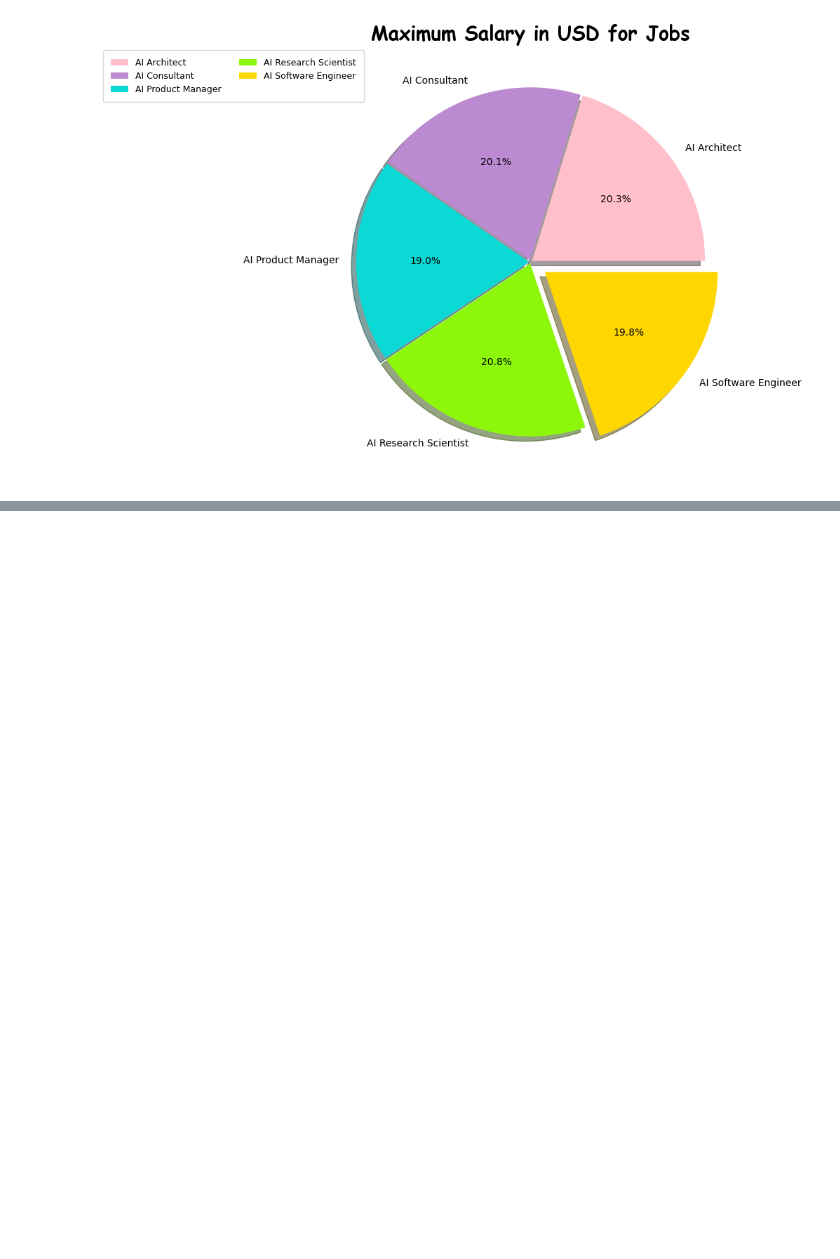
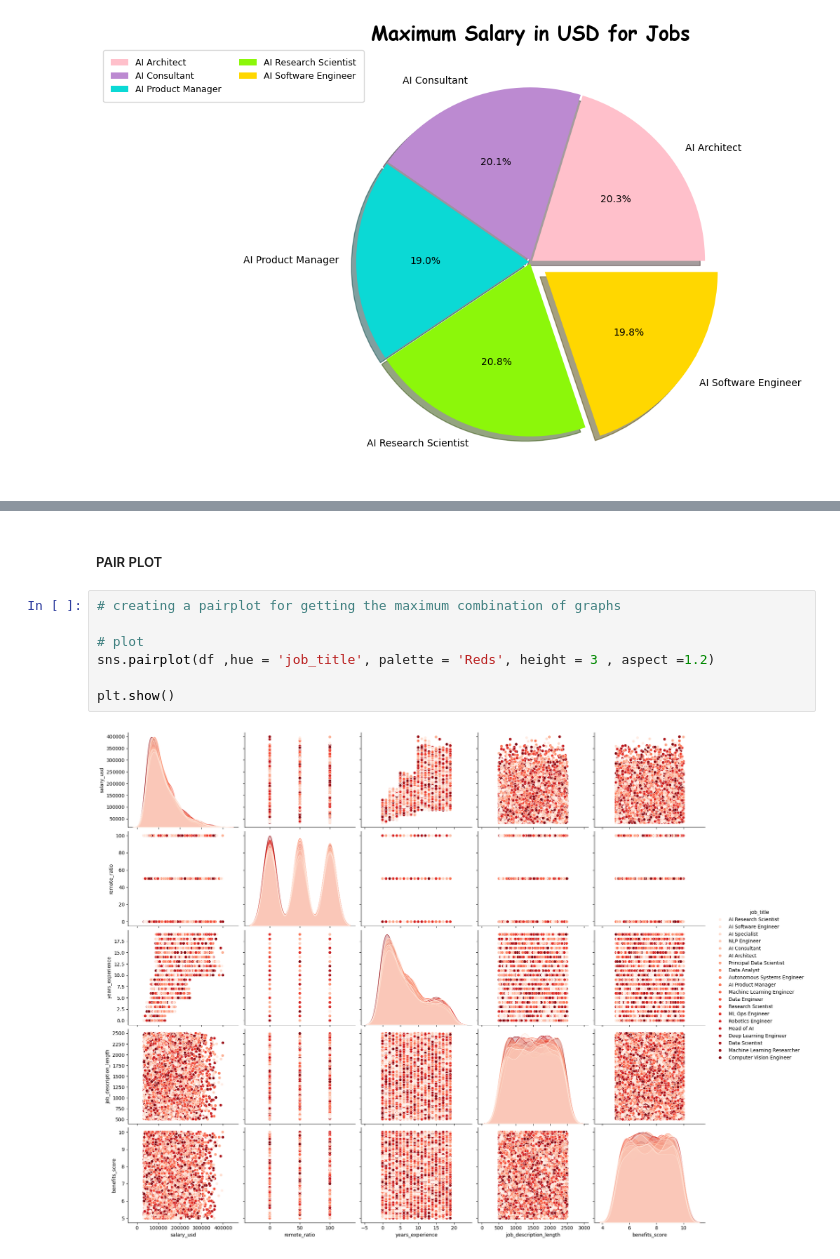
Before and after one commit to Sharu2507/EDA-project, a Jupyter notebook: Project_Phase_1/AI_project_phase1.ipynb, the cells around one changed output, grey strips where cells are left out. Cells and saved outputs as stored; diff of their text form; blank space fills up the shorter version.

```diff
--- a/Project_Phase_1/AI_project_phase1.ipynb
+++ b/Project_Phase_1/AI_project_phase1.ipynb
@@ -609,0 +624,11 @@ plt.show()
+# %% [markdown]
+##### PAIR PLOT
+# %%
+# creating a pairplot for getting the maximum combination of graphs
+
+# plot
+sns.pairplot(df ,hue = 'job_title', palette = 'Reds', height = 3 , aspect =1.2)
+
+plt.show()
+# %% [output]
+[figure, added]
```
Also changed, not shown: parts of 93 cells of this notebook.
